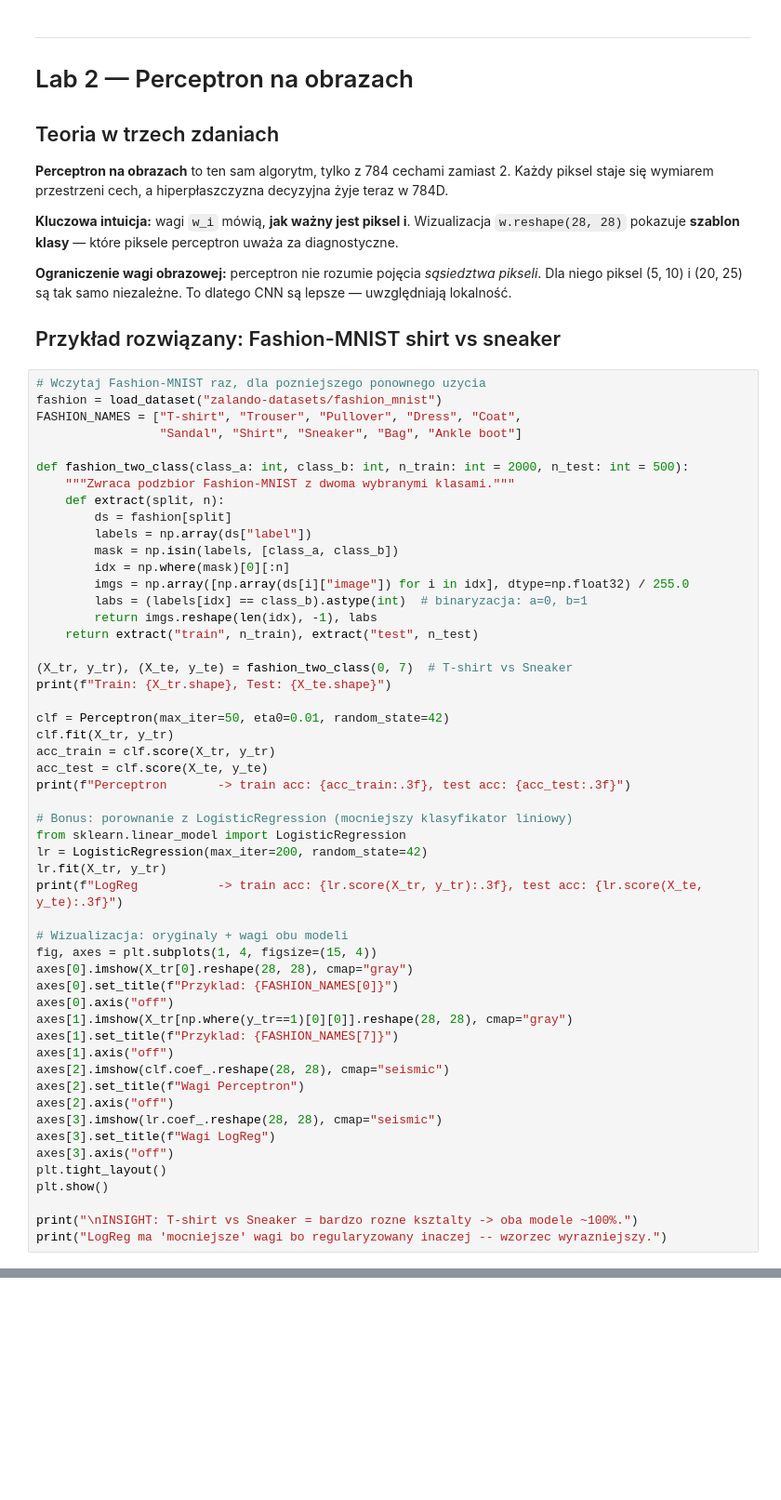
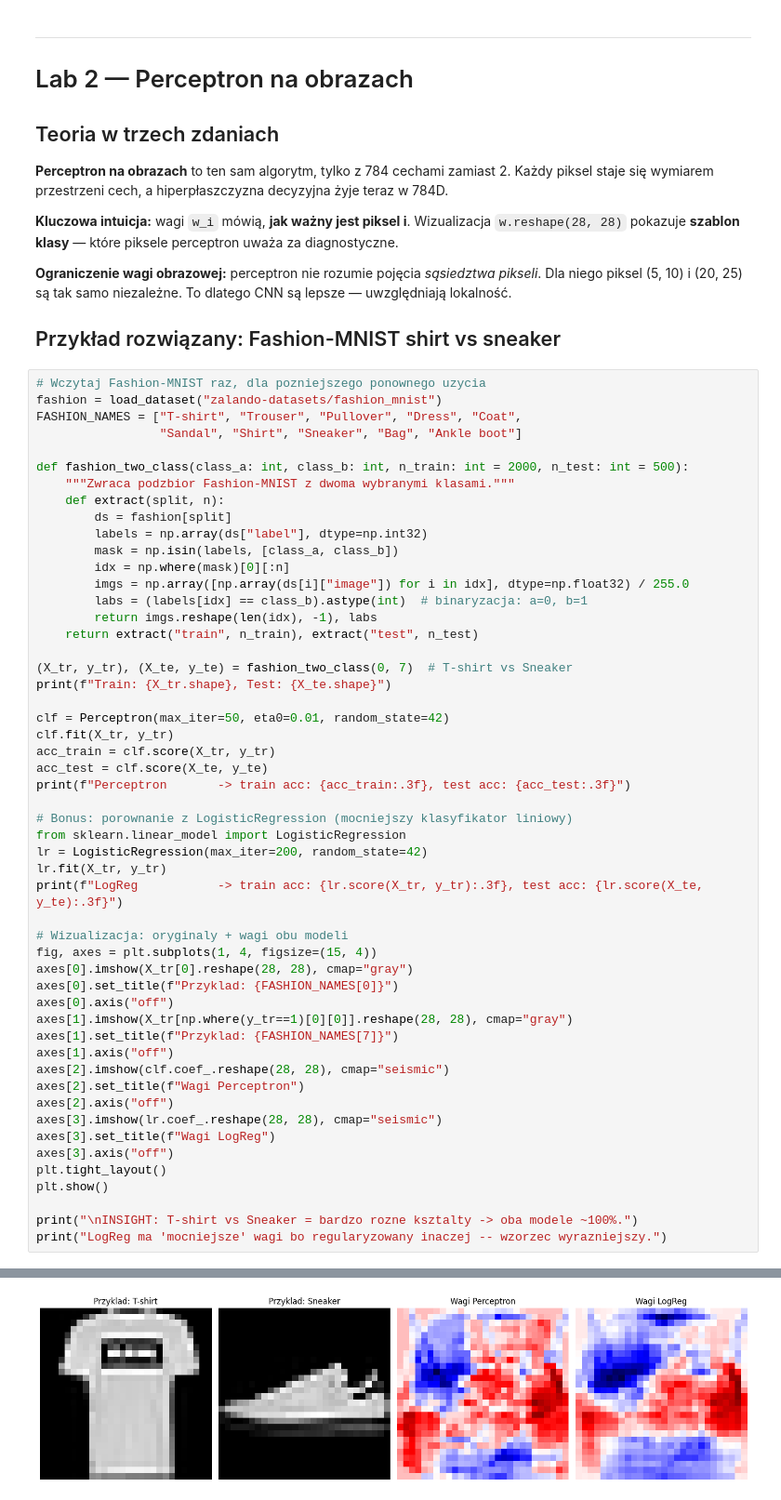
Before and after one commit to zonel/BAI_LAB_TASK, a Jupyter notebook: zestaw_zaliczeniowy/BAI_Zestaw_Zaliczeniowy.ipynb, the cells around one changed output, grey strips where cells are left out. Shown at 93% size. Drawn from its saved outputs; the diff is of its cells as text; blank space fills up the shorter version.

```diff
--- a/zestaw_zaliczeniowy/BAI_Zestaw_Zaliczeniowy.ipynb
+++ b/zestaw_zaliczeniowy/BAI_Zestaw_Zaliczeniowy.ipynb
@@ -169,7 +266,7 @@ def fashion_two_class(class_a: int, class_b: int, n_train: int = 2000, n_test: i
     """Zwraca podzbior Fashion-MNIST z dwoma wybranymi klasami."""
     def extract(split, n):
         ds = fashion[split]
-        labels = np.array(ds["label"])
+        labels = np.array(ds["label"], dtype=np.int32)
         mask = np.isin(labels, [class_a, class_b])
         idx = np.where(mask)[0][:n]
         imgs = np.array([np.array(ds[i]["image"]) for i in idx], dtype=np.float32) / 255.0
@@ -211,3 +308,4 @@ plt.show()
 
 print("\nINSIGHT: T-shirt vs Sneaker = bardzo rozne ksztalty -> oba modele ~100%.")
 print("LogReg ma 'mocniejsze' wagi bo regularyzowany inaczej -- wzorzec wyrazniejszy.")
+# %% [output]
@@ -213,0 +315 @@ print("LogReg ma 'mocniejsze' wagi bo regularyzowany inaczej -- wzorzec wyraznie
+[figure, added]
```
Also changed, not shown: parts of 23 cells of this notebook.
